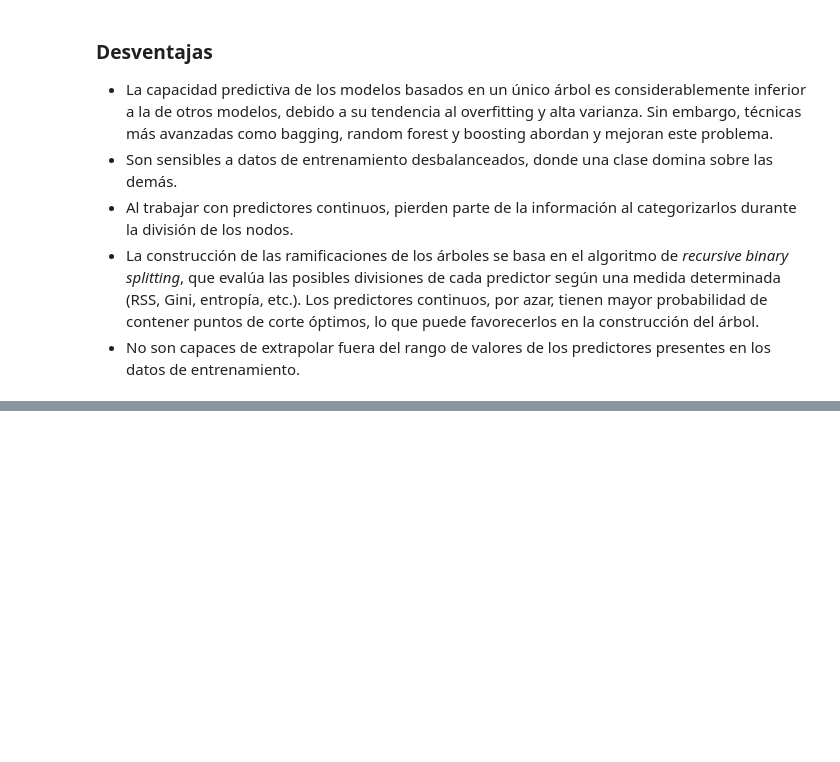
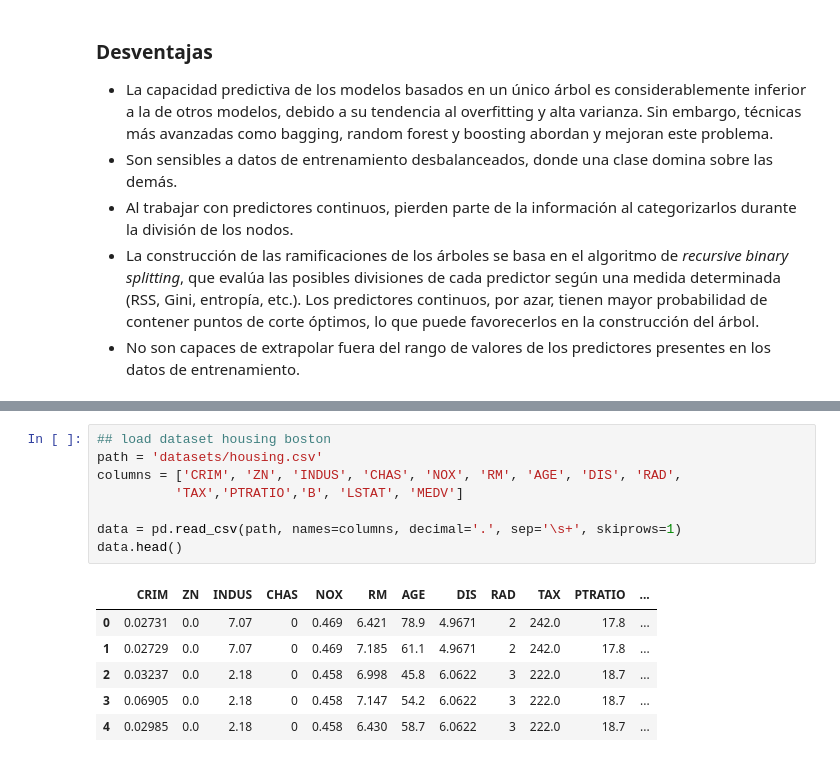
Before and after one commit to crixtiam/python-begginers, a Jupyter notebook: Semanas-clases/arboles-decision.ipynb, the cells around one changed output, grey strips where cells are left out. Drawn from its saved outputs; the diff is of its cells as text; blank space fills up the shorter version.

```diff
--- a/Semanas-clases/arboles-decision.ipynb
+++ b/Semanas-clases/arboles-decision.ipynb
@@ -38,0 +137,15 @@ Gracias a su versatilidad y efectividad en diversos problemas, los métodos basa
+# %%
+## load dataset housing boston
+path = 'datasets/housing.csv'
+columns = ['CRIM', 'ZN', 'INDUS', 'CHAS', 'NOX', 'RM', 'AGE', 'DIS', 'RAD',
+          'TAX','PTRATIO','B', 'LSTAT', 'MEDV']
+
+data = pd.read_csv(path, names=columns, decimal='.', sep='\s+', skiprows=1)
+data.head()
+# %% [output]
+|  | CRIM | ZN | INDUS | CHAS | NOX | RM | AGE | DIS | RAD | TAX | PTRATIO | ... |
+| 0 | 0.02731 | 0.0 | 7.07 | 0 | 0.469 | 6.421 | 78.9 | 4.9671 | 2 | 242.0 | 17.8 | ... |
+| 1 | 0.02729 | 0.0 | 7.07 | 0 | 0.469 | 7.185 | 61.1 | 4.9671 | 2 | 242.0 | 17.8 | ... |
+| 2 | 0.03237 | 0.0 | 2.18 | 0 | 0.458 | 6.998 | 45.8 | 6.0622 | 3 | 222.0 | 18.7 | ... |
+| 3 | 0.06905 | 0.0 | 2.18 | 0 | 0.458 | 7.147 | 54.2 | 6.0622 | 3 | 222.0 | 18.7 | ... |
+| 4 | 0.02985 | 0.0 | 2.18 | 0 | 0.458 | 6.430 | 58.7 | 6.0622 | 3 | 222.0 | 18.7 | ... |
```
Also changed, not shown: parts of 16 cells of this notebook, 3 other files.
